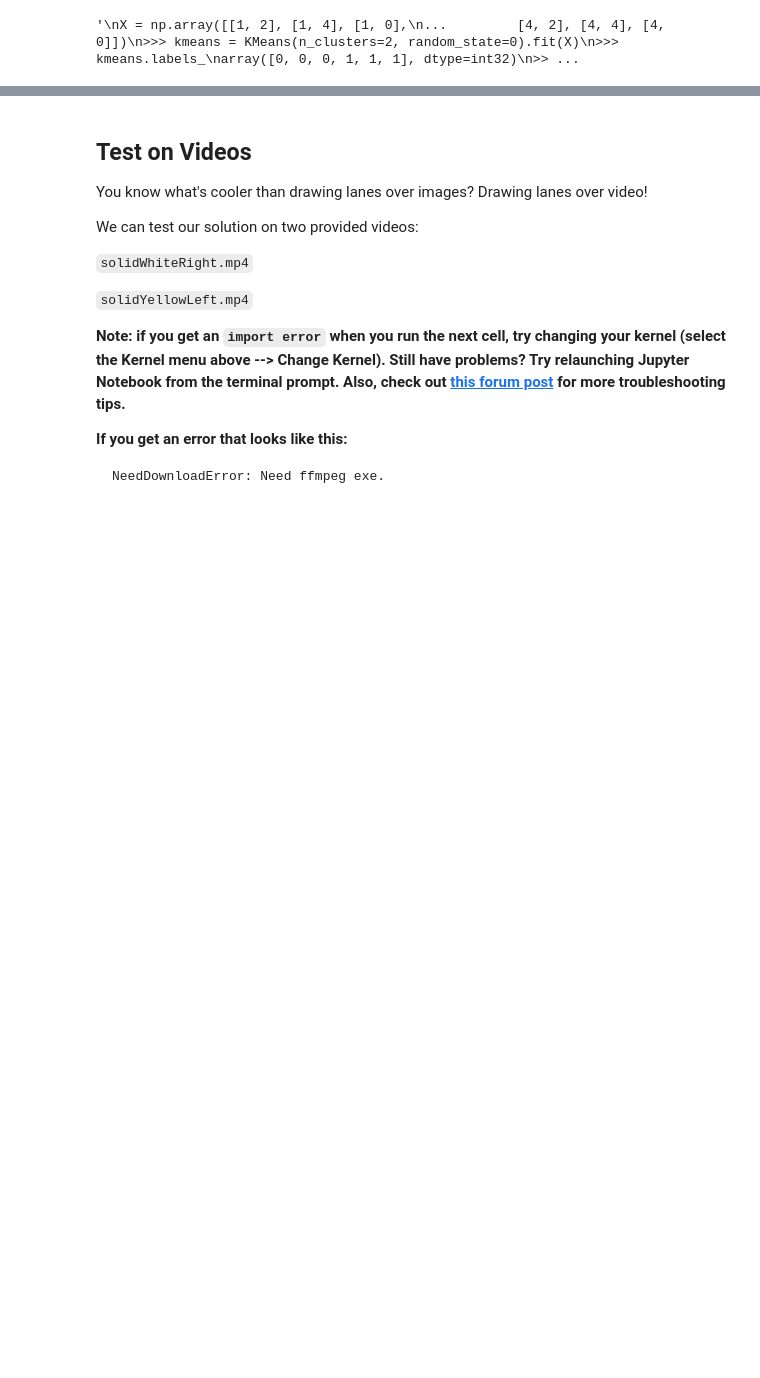
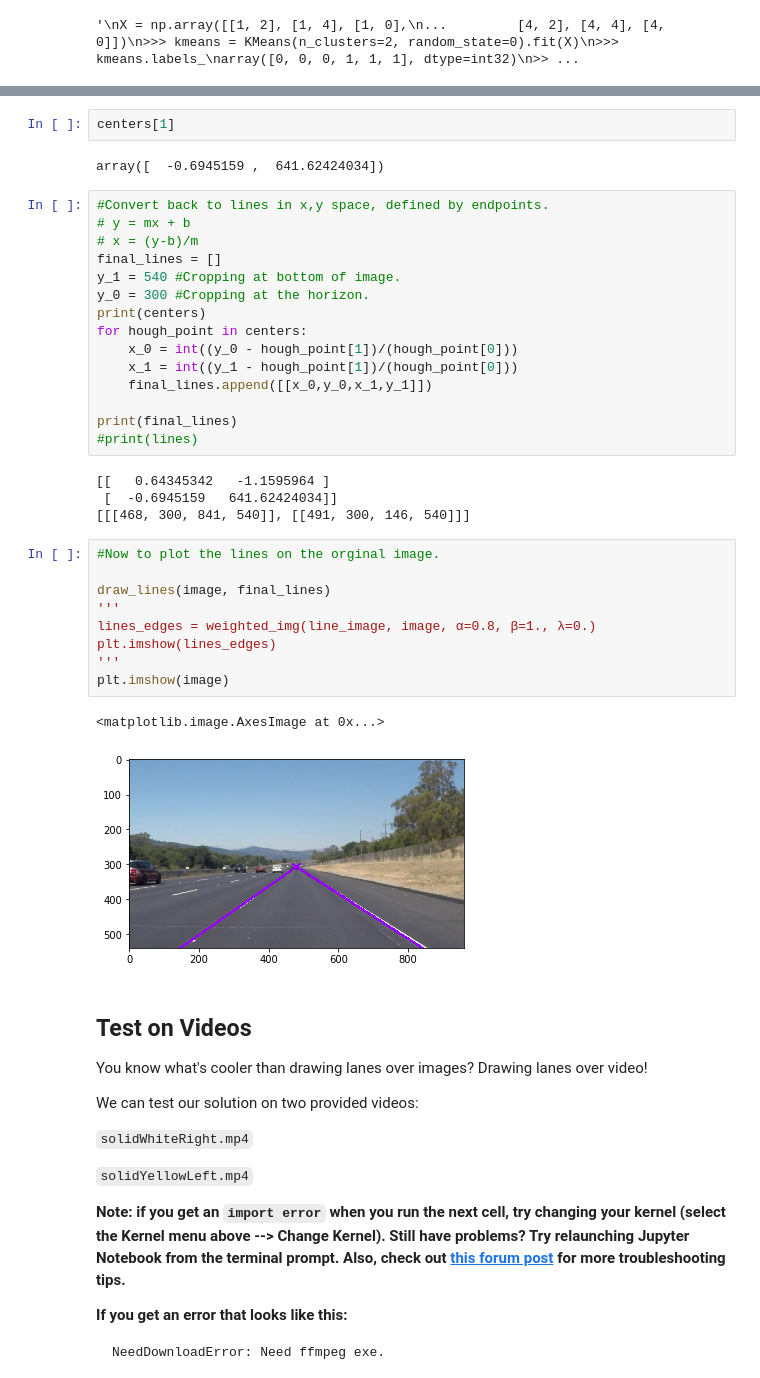
Before and after one commit to tevisgehr/Tevis_Self_Driving_Car_Nanodegree_Udacity, a Jupyter notebook: CarND-LaneLines-P1-master/P1.ipynb, the cells around one changed output, grey strips where cells are left out. Saved outputs shown, nothing was run; the diff lists cells and outputs as text; blank space fills up the shorter version.

```diff
--- a/CarND-LaneLines-P1-master/P1.ipynb
+++ b/CarND-LaneLines-P1-master/P1.ipynb
@@ -331,3 +349,38 @@ print(centers.T)
+# %%
+centers[1]
+# %% [output]
+array([  -0.6945159 ,  641.62424034])
+# %%
+#Convert back to lines in x,y space, defined by endpoints.
+# y = mx + b
+# x = (y-b)/m
+final_lines = []
+y_1 = 540 #Cropping at bottom of image.
+y_0 = 300 #Cropping at the horizon.
+print(centers)
+for hough_point in centers:
+    x_0 = int((y_0 - hough_point[1])/(hough_point[0]))
+    x_1 = int((y_1 - hough_point[1])/(hough_point[0]))
+    final_lines.append([[x_0,y_0,x_1,y_1]])
+
+print(final_lines)
+#print(lines)
+# %% [output]
+[[   0.64345342   -1.1595964 ]
+ [  -0.6945159   641.62424034]]
+[[[468, 300, 841, 540]], [[491, 300, 146, 540]]]
+# %%
+#Now to plot the lines on the orginal image.
+
+draw_lines(image, final_lines)
+'''
+lines_edges = weighted_img(line_image, image, α=0.8, β=1., λ=0.)
+plt.imshow(lines_edges)
+'''
+plt.imshow(image)
+# %% [output]
+<matplotlib.image.AxesImage at 0x...>
+[figure, added]
 # %% [markdown]
 ## Test on Videos
 
```
Also changed, not shown: parts of 6 cells of this notebook.
